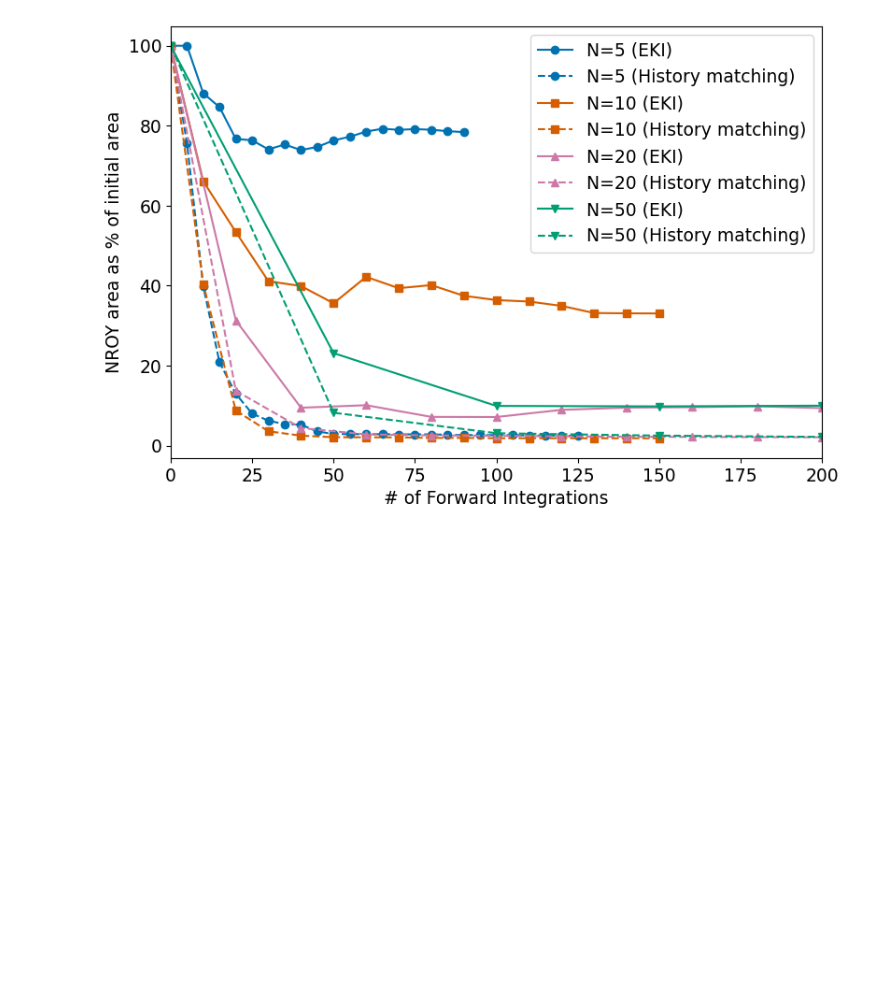
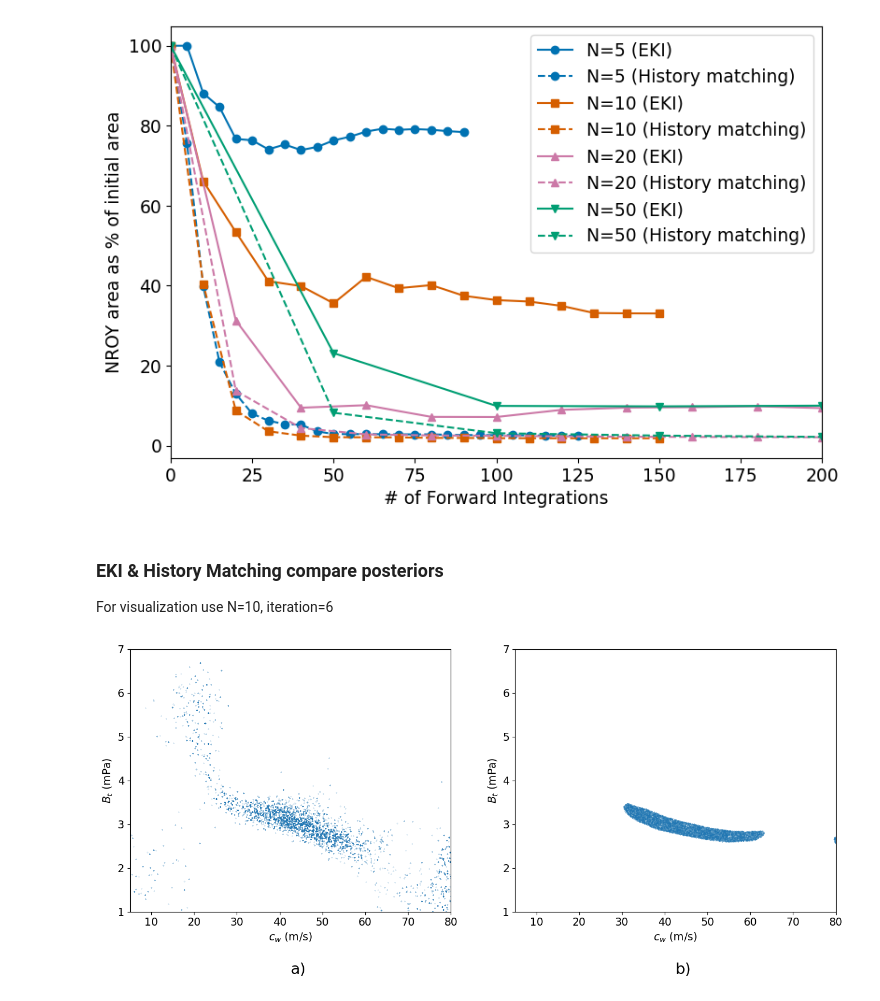
Before and after one commit to Eddy-Stanford/QBO-History-Matching, a Jupyter notebook: notebooks/eki_hm_comparison.ipynb, the cells around one changed output. Drawn from its saved outputs; the diff is of its cells as text; code cells hidden in the pictures; blank space fills up the shorter version.

```diff
--- a/notebooks/eki_hm_comparison.ipynb
+++ b/notebooks/eki_hm_comparison.ipynb
@@ -348,3 +377,39 @@ plt.ylabel("NROY area as % of initial area")
 plt.savefig('figures/nroy_ces_hm_comp.png',bbox_inches='tight')
 # %% [output]
 [figure]
+# %% [markdown]
+### EKI & History Matching compare posteriors
+For visualization use N=10, iteration=6
+# %%
+N = 10
+SAMPLES = 10000
+iteration = 6 # Convergence iteration for History Matching NROY
+CES_SAMPLE_DIR='ces_samples'
+# %%
+from history_matching.samples import SampleSpace
+hm_space:SampleSpace = load(os.path.join(BASE_HM_EXPERIMENTS[str(N)],f"{iteration}.space"))
+hm_samples = hm_space.uniform(SAMPLES)
+# %%
+eki_ces_samples = np.load(os.path.join(CES_SAMPLE_DIR,str(N),f'{N}_{iteration}_ces.npy'))
+# %%
+import matplotlib.transforms as mtransforms
+fig,(axeki,axhm) = plt.subplots(nrows=1,ncols=2,figsize=(16,6))
+
+
+axeki.scatter(eki_ces_samples[:,0],eki_ces_samples[:,1]*1000,s=0.03)
+axeki.set_xlim(5,80)
+axeki.set_ylim(1,7)
+axeki.set_xlabel('$c_w$ (m/s)')
+axeki.set_ylabel('$B_t$ (mPa)')
+axhm.text(0.5, -0.25, "a)", transform=axeki.transAxes,
+            fontsize='x-large', va='bottom', fontfamily='sans')
+axhm.set_xlim(5,80)
+axhm.set_ylim(1,7)
+axhm.set_xlabel('$c_w$ (m/s)')
+axhm.set_ylabel('$B_t$ (mPa)')
+axhm.scatter(hm_samples[:,0],hm_samples[:,1]*1000,s=0.03)
+axhm.text(0.5, -0.25, "b)", transform=axhm.transAxes,
+            fontsize='x-large', va='bottom', fontfamily='sans')
+fig.savefig('figures/comb_eki_ces_samples.png',bbox_inches='tight')
+# %% [output]
+[figure, added]
```
Also changed, not shown: parts of 5 cells of this notebook.
